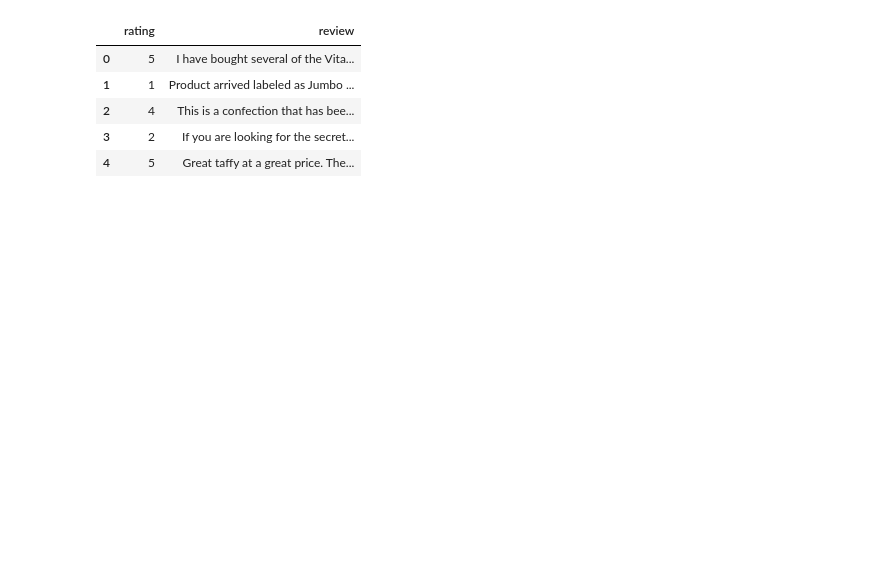
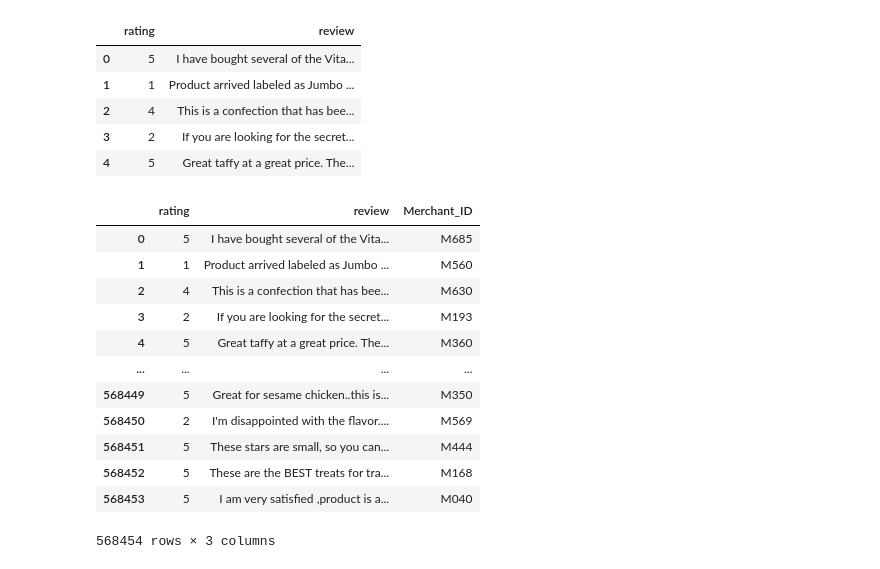
Before and after one commit to sanggusti/cmpwg_hackjakarta, a Jupyter notebook: financial-agent.ipynb, the cells around one changed output. Saved outputs shown, nothing was run; the diff lists cells and outputs as text; code cells hidden in the pictures; blank space fills up the shorter version.

```diff
--- a/financial-agent.ipynb
+++ b/financial-agent.ipynb
@@ -136,6 +522,21 @@ df_review.head()
 num_merchants = 687
 merchant_ids = [f'M{str(i).zfill(3)}' for i in range(1, num_merchants + 1)]
 
-# Randomly assign Merchant_IDs to each review
 np.random.seed(0)  # For reproducibility
-data['Merchant_ID'] = np.random.choice(merchant_ids, size=len(data))
+df_review['Merchant_ID'] = np.random.choice(merchant_ids, size=len(df_review))
+# %%
+df_review
+# %% [output]
+|  | rating | review | Merchant_ID |
+| 0 | 5 | I have bought several of the Vita... | M685 |
+| 1 | 1 | Product arrived labeled as Jumbo ... | M560 |
+| 2 | 4 | This is a confection that has bee... | M630 |
+| 3 | 2 | If you are looking for the secret... | M193 |
+| 4 | 5 | Great taffy at a great price. The... | M360 |
+| ... | ... | ... | ... |
+| 568449 | 5 | Great for sesame chicken..this is... | M350 |
+| 568450 | 2 | I'm disappointed with the flavor.... | M569 |
+| 568451 | 5 | These stars are small, so you can... | M444 |
+| 568452 | 5 | These are the BEST treats for tra... | M168 |
+| 568453 | 5 | I am very satisfied ,product is a... | M040 |
+568454 rows × 3 columns
```
Also changed, not shown: parts of 23 cells of this notebook, 13 other files.
